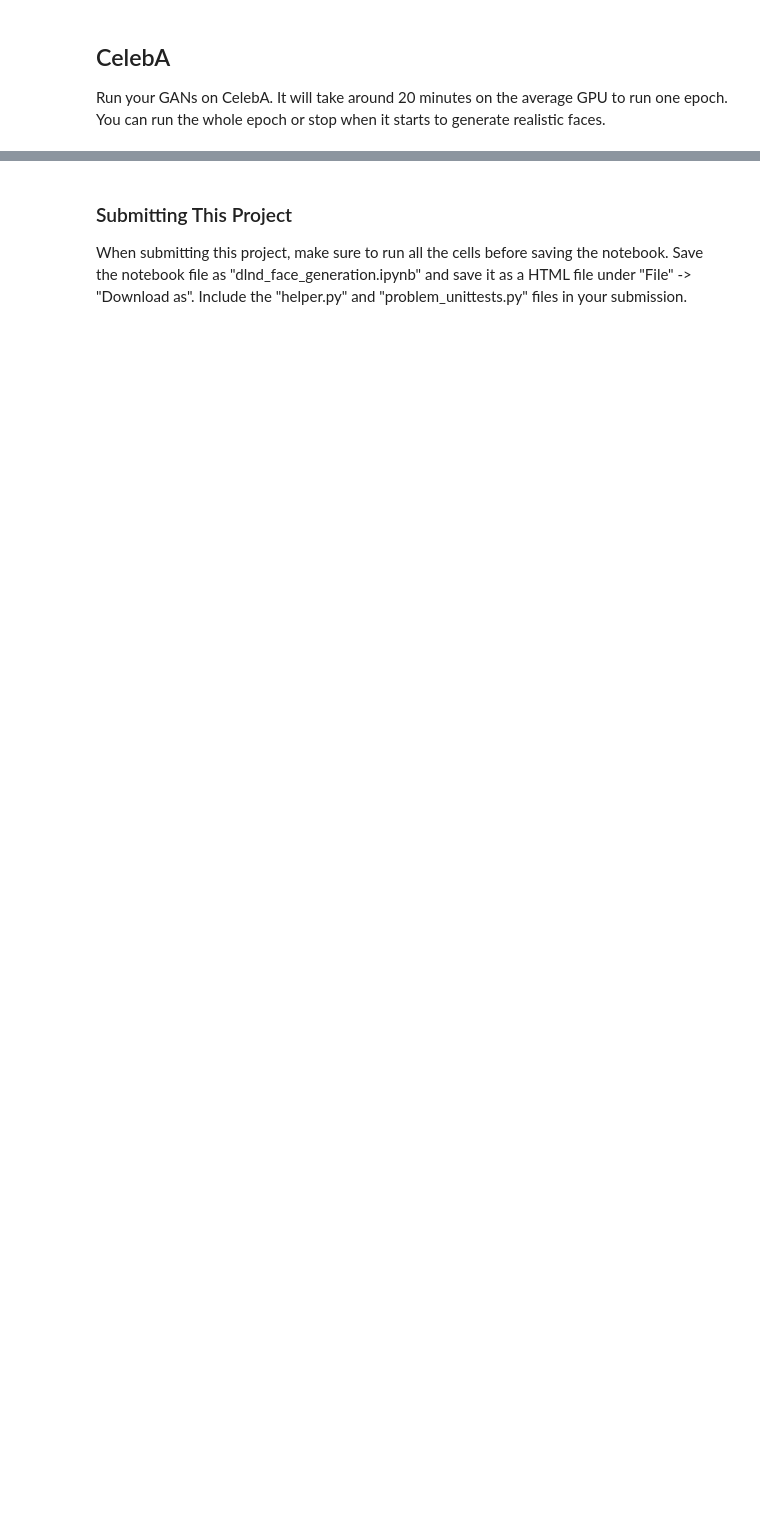
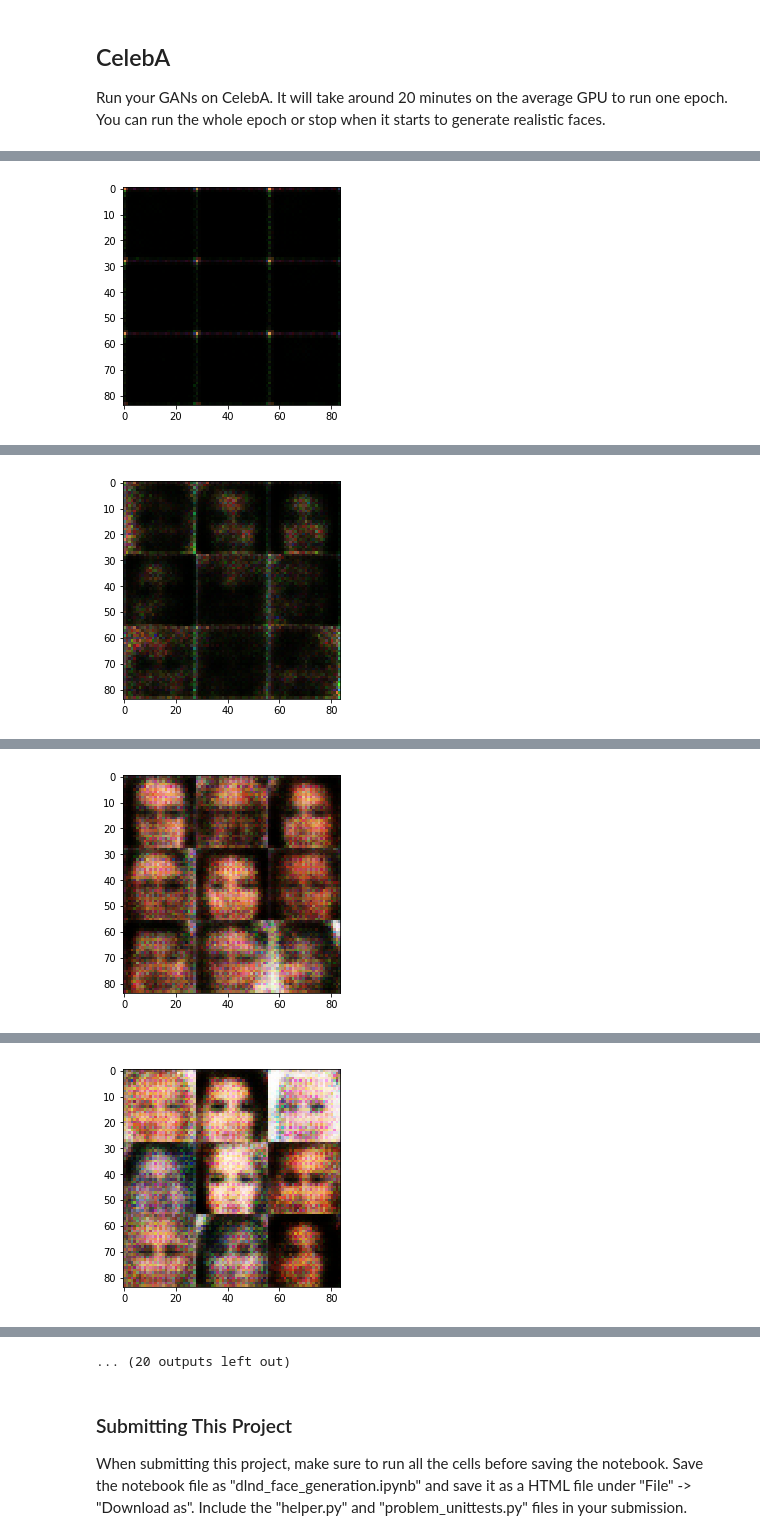
Before and after one commit to WillMc93/DeepLearningProject5, a Jupyter notebook: dlnd_face_generation.ipynb, the cells around one changed output, grey strips where cells are left out. Drawn from its saved outputs; the diff is of its cells as text; code cells hidden in the pictures; blank space fills up the shorter version.

```diff
--- a/dlnd_face_generation.ipynb
+++ b/dlnd_face_generation.ipynb
@@ -435,7 +490,7 @@ Epoch 1/2... Discriminator Loss: 2.1478... Generator Loss: 0.2642
 ## CelebA
 Run your GANs on CelebA.  It will take around 20 minutes on the average GPU to run one epoch.  You can run the whole epoch or stop when it starts to generate realistic faces.
 # %%
-batch_size = 256
+batch_size = 128
 z_dim = 100
 learning_rate = 0.0001
 beta1 = 0.2
@@ -444,9 +499,10 @@ beta1 = 0.2
 """
 DON'T MODIFY ANYTHING IN THIS CELL THAT IS BELOW THIS LINE
 """
-epochs = 5
+epochs = 1
 
 celeba_dataset = helper.Dataset('celeba', glob(os.path.join(data_dir, 'img_align_celeba/*.jpg')))
 with tf.Graph().as_default():
     train(epochs, batch_size, z_dim, learning_rate, beta1, celeba_dataset.get_batches,
           celeba_dataset.shape, celeba_dataset.image_mode)
+# %% [output]
@@ -452,0 +519 @@ with tf.Graph().as_default():
+[figure, added]
@@ -452,0 +530 @@ with tf.Graph().as_default():
+[figure, added]
@@ -452,0 +541 @@ with tf.Graph().as_default():
+[figure, added]
@@ -452,0 +552 @@ with tf.Graph().as_default():
+[figure, added]
@@ -453,3 +575,4 @@ with tf.Graph().as_default():
+... (20 outputs left out)
 # %% [markdown]
 ### Submitting This Project
 When submitting this project, make sure to run all the cells before saving the notebook. Save the notebook file as "dlnd_face_generation.ipynb" and save it as a HTML file under "File" -> "Download as". Include the "helper.py" and "problem_unittests.py" files in your submission.
```
Also changed, not shown: parts of 4 cells of this notebook.
